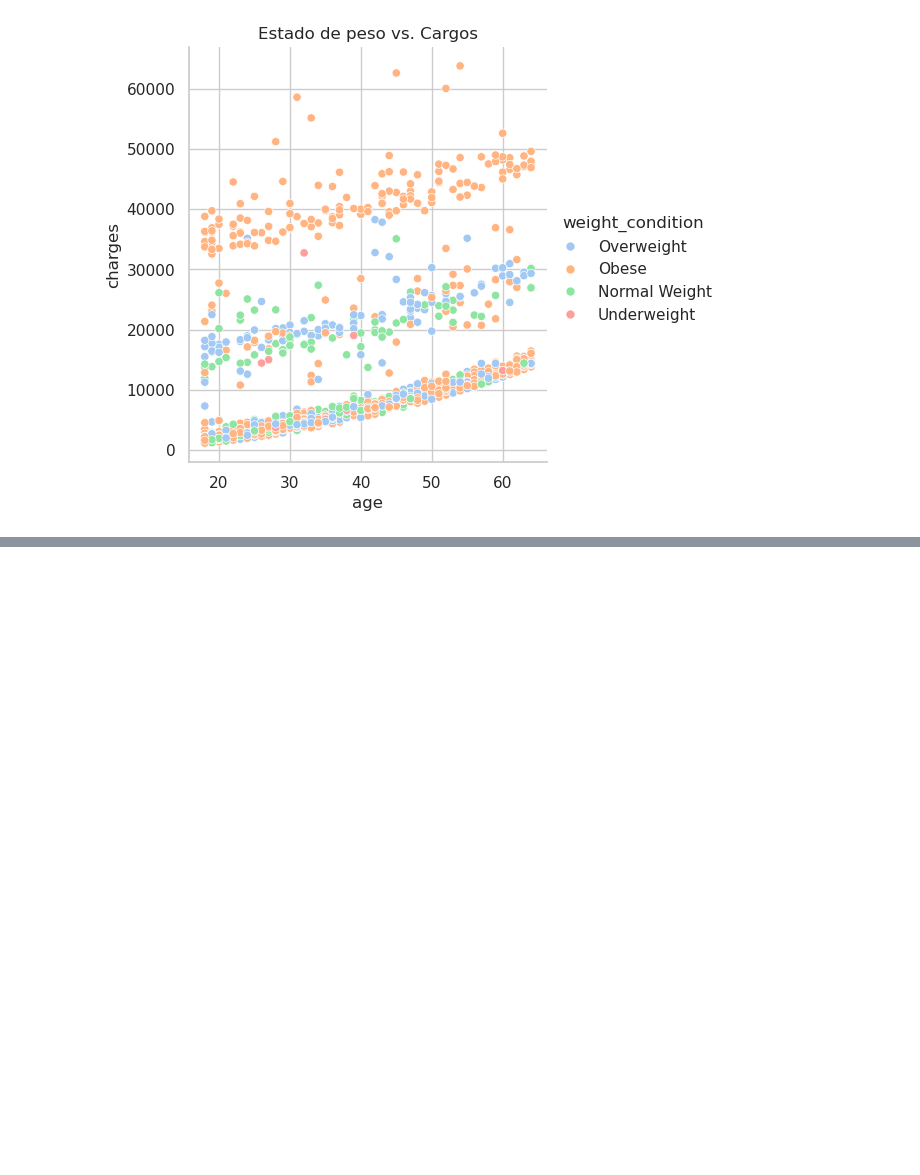
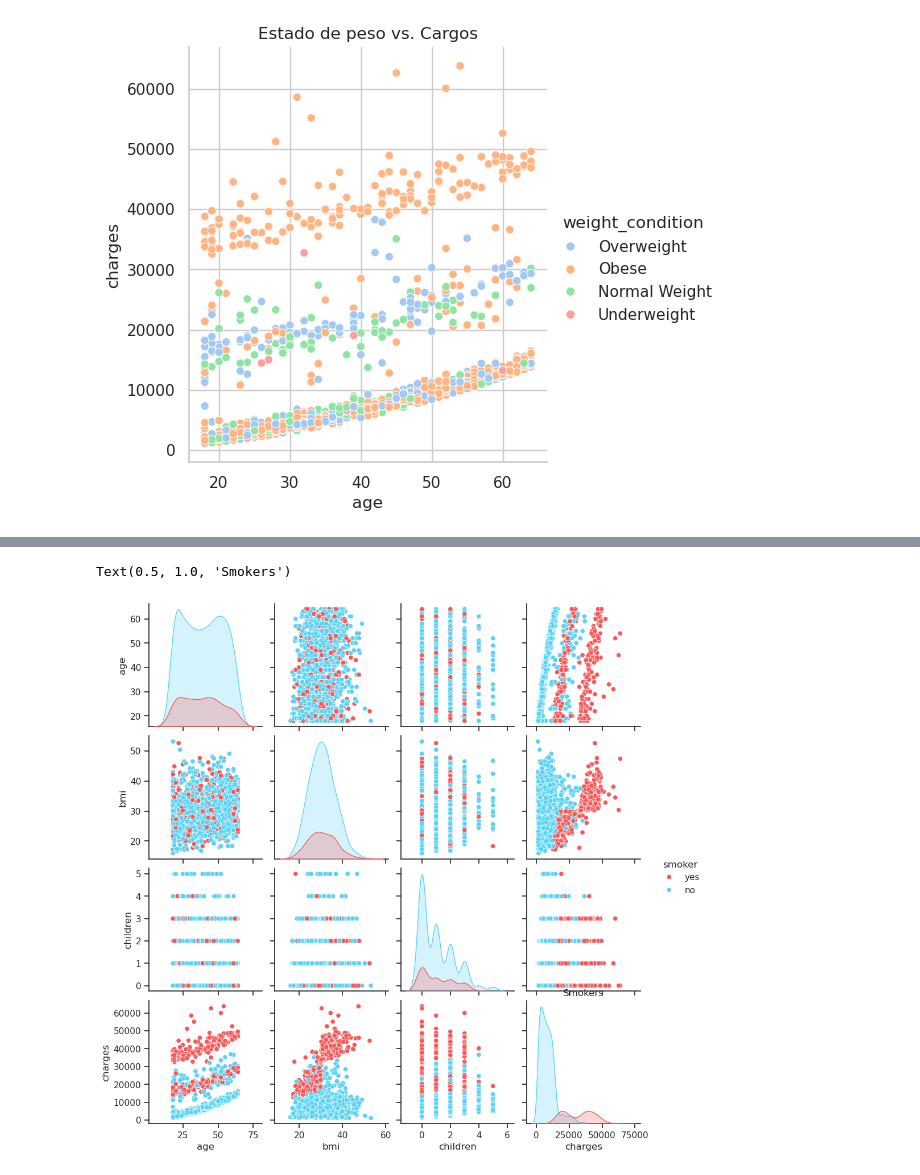
Before and after one commit to antonio-xrp/regresion-lineal, a Jupyter notebook: notebooks/0.3-antoniolml-medical-cost.ipynb, the cells around one changed output, grey strips where cells are left out. Saved outputs shown, nothing was run; the diff lists cells and outputs as text; code cells hidden in the pictures; blank space fills up the shorter version.

Commit message:
pairplot

```diff
--- a/notebooks/0.3-antoniolml-medical-cost.ipynb
+++ b/notebooks/0.3-antoniolml-medical-cost.ipynb
@@ -346,3 +346,17 @@ with sns.color_palette("pastel"):
     plt.title('Estado de peso vs. Cargos')
 # %% [output]
 [figure]
+# %%
+# First find the average or median of the charges obese people paid.
+
+obese_avg = df['charges'].loc[df['weight_condition'] == 'Obese'].mean()
+
+df['charge_status'] = np.nan
+
+lst = [df]
+
+for col in lst:
+    col.loc[col['charges'] > obese_avg, 'charge_status'] = 'Above Average'
+    col.loc[col['charges'] < obese_avg, 'charge_status'] = 'Below Average'
+
+df.head()
@@ -348,0 +379,9 @@ with sns.color_palette("pastel"):
+# %%
+sns.set_style('ticks')
+pal = ["#FA5858", "#58D3F7"]
+
+sns.pairplot(df, hue='smoker', palette=pal)
+plt.title('Smokers')
+# %% [output]
+Text(0.5, 1.0, 'Smokers')
+[figure, added]
```
Also changed, not shown: parts of 5 cells of this notebook.
